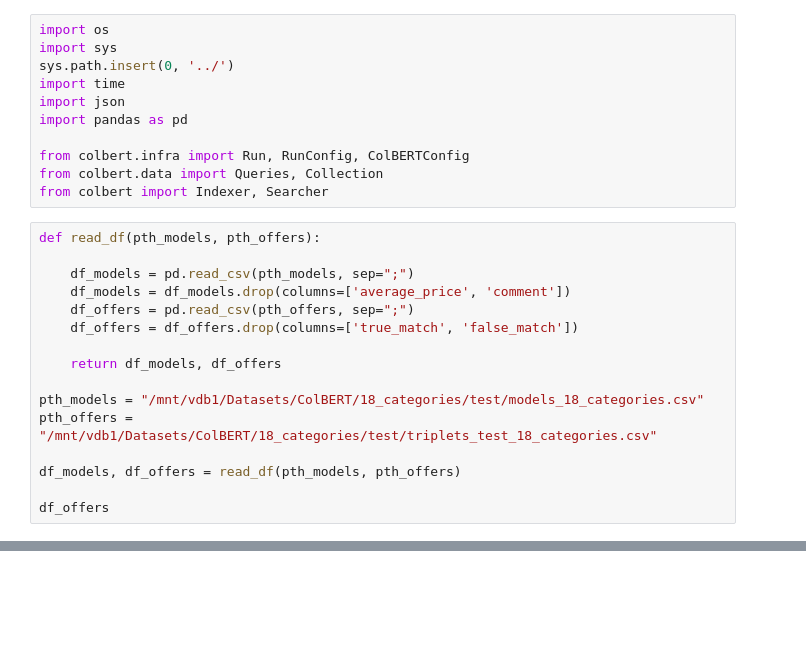
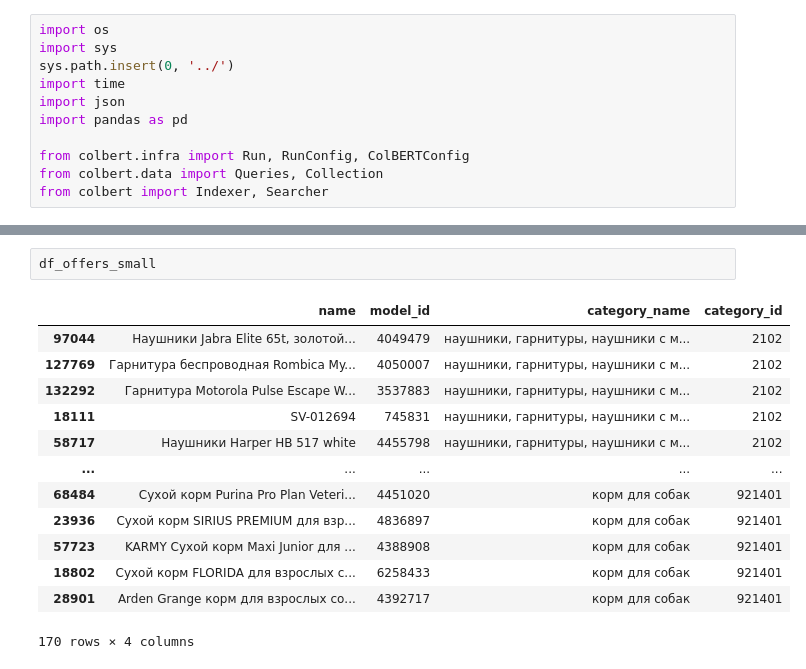
Before and after one commit to IgorSondors/ColBERT, a Jupyter notebook: EVAL_by_category.ipynb, the cells around one changed output, grey strips where cells are left out. Drawn from its saved outputs; the diff is of its cells as text; blank space fills up the shorter version.

```diff
--- a/EVAL_by_category.ipynb
+++ b/EVAL_by_category.ipynb
@@ -9,19 +9,3 @@ import pandas as pd
 from colbert.infra import Run, RunConfig, ColBERTConfig
 from colbert.data import Queries, Collection
 from colbert import Indexer, Searcher
-# %%
-def read_df(pth_models, pth_offers):
-
-    df_models = pd.read_csv(pth_models, sep=";")
-    df_models = df_models.drop(columns=['average_price', 'comment'])
-    df_offers = pd.read_csv(pth_offers, sep=";")
-    df_offers = df_offers.drop(columns=['true_match', 'false_match'])
-
-    return df_models, df_offers
-
-pth_models = "/mnt/vdb1/Datasets/ColBERT/18_categories/test/models_18_categories.csv"
-pth_offers = "/mnt/vdb1/Datasets/ColBERT/18_categories/test/triplets_test_18_categories.csv"
-
-df_models, df_offers = read_df(pth_models, pth_offers)
-
-df_offers
@@ -302,0 +162,16 @@ rankings
+# %%
+df_offers_small
+# %% [output]
+|  | name | model_id | category_name | category_id |
+| 97044 | Наушники Jabra Elite 65t, золотой... | 4049479 | наушники, гарнитуры, наушники c м... | 2102 |
+| 127769 | Гарнитура беспроводная Rombica My... | 4050007 | наушники, гарнитуры, наушники c м... | 2102 |
+| 132292 | Гарнитура Motorola Pulse Escape W... | 3537883 | наушники, гарнитуры, наушники c м... | 2102 |
+| 18111 | SV-012694 | 745831 | наушники, гарнитуры, наушники c м... | 2102 |
+| 58717 | Наушники Harper HB 517 white | 4455798 | наушники, гарнитуры, наушники c м... | 2102 |
+| ... | ... | ... | ... | ... |
+| 68484 | Сухой корм Purina Pro Plan Veteri... | 4451020 | корм для собак | 921401 |
+| 23936 | Сухой корм SIRIUS PREMIUM для взр... | 4836897 | корм для собак | 921401 |
+| 57723 | KARMY Сухой корм Maxi Junior для ... | 4388908 | корм для собак | 921401 |
+| 18802 | Сухой корм FLORIDA для взрослых с... | 6258433 | корм для собак | 921401 |
+| 28901 | Arden Grange корм для взрослых со... | 4392717 | корм для собак | 921401 |
+170 rows × 4 columns
```
Also changed, not shown: parts of 13 cells of this notebook, 1 other file.
